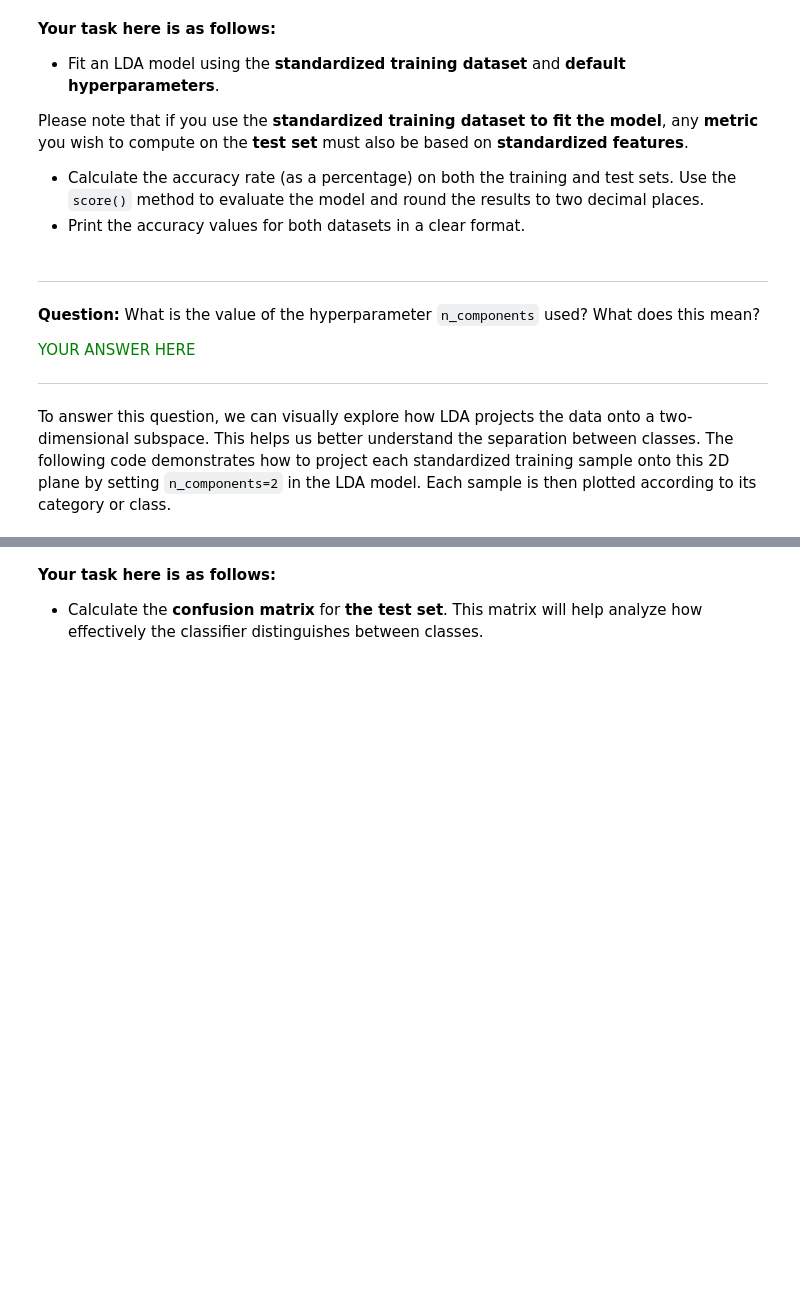
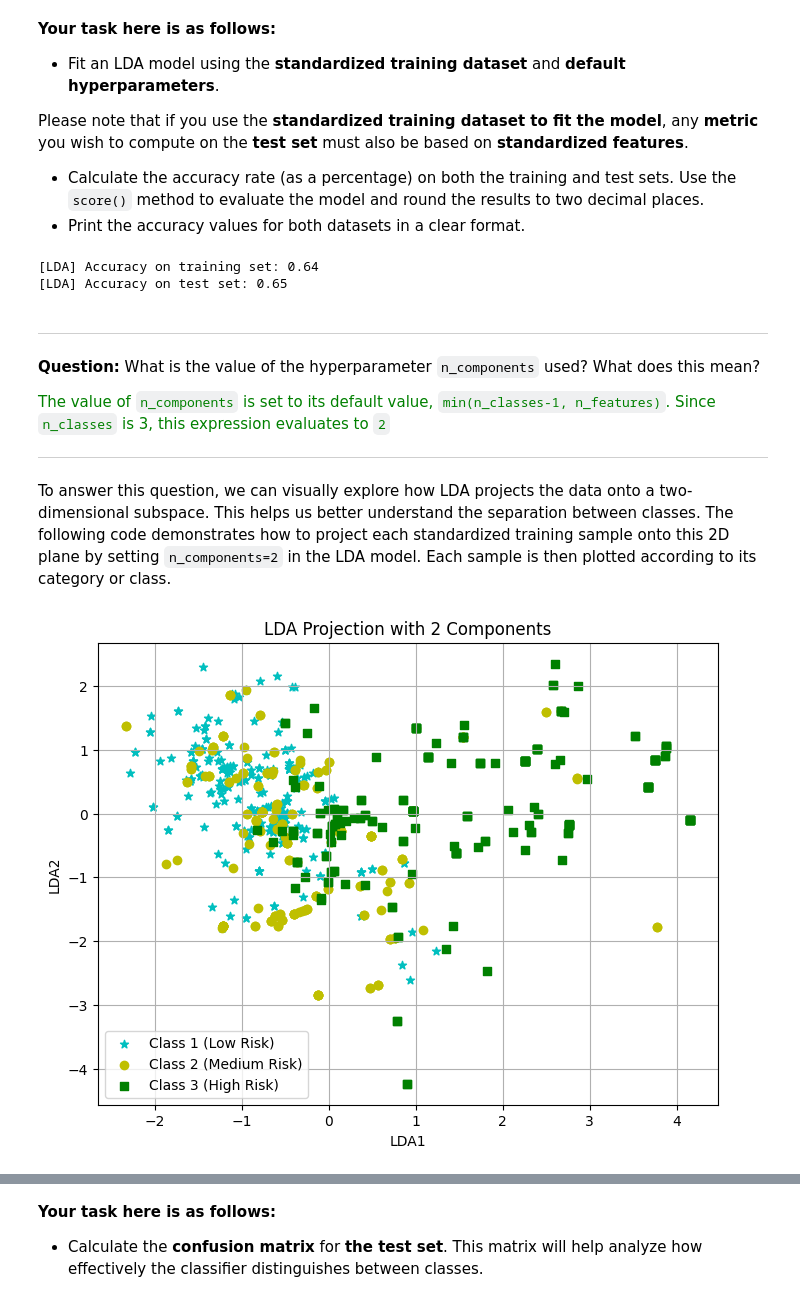
Before and after one commit to alonso-herreros/uni-mtde-lab2, a Jupyter notebook: Lab_classification.ipynb, the cells around one changed output, grey strips where cells are left out. Cells and saved outputs as stored; diff of their text form; code cells hidden in the pictures; blank space fills up the shorter version.

```diff
--- a/Lab_classification.ipynb
+++ b/Lab_classification.ipynb
@@ -227,3 +265,8 @@ $\underline{\text{Note}}$: To ensure you are working with the same dataset split
+# %%
+# NOTE: STUDENT CODE HERE
+from sklearn.model_selection import train_test_split
+
+X_train, X_test, y_train, y_test = train_test_split(X, y, train_size=0.7, random_state=42)
 # %% [markdown]
 **How many samples are there in the training and test subsets, respectively?**
 # %%
@@ -269 +313,8 @@ $\underline{\text{Note}}$: When standardizing, it is crucial to fit the scaler *
+# %%
+# NOTE: STUDENT CODE HERE
+from sklearn.preprocessing import StandardScaler
+
+scaler = StandardScaler().fit(X_train)
+X_train_s = scaler.transform(X_train)
+X_test_s = scaler.transform(X_test)
 # %%
@@ -450,33 +507,47 @@ In `scikit-learn`, the [LinearDiscriminantAnalysis](https://scikit-learn.org/sta
+# %%
+# NOTE: STUDENT CODE HERE
+from sklearn.discriminant_analysis import LinearDiscriminantAnalysis
+
+lda = LinearDiscriminantAnalysis().fit(X_train_s, y_train)
+lda_acc_train = lda.score(X_train_s, y_train)
+lda_acc_test = lda.score(X_test_s, y_test)
+
+print(f'[LDA] Accuracy on training set: {lda_acc_train:.2f}')
+print(f'[LDA] Accuracy on test set: {lda_acc_test:.2f}')
+# %% [output]
+[LDA] Accuracy on training set: 0.64
+[LDA] Accuracy on test set: 0.65
 # %% [markdown]
+
 ---
 **Question:** What is the value of the hyperparameter `n_components` used? What does this mean?
 
-
-
-<font color = 'green'> YOUR ANSWER HERE
+<font color = 'green'> The value of <code>n_components</code> is set to its default value, <code>min(n_classes-1, n_features)</code>. Since <code>n_classes</code> is 3, this expression evaluates to <code>2</code></font>
 
 ---
 # %% [markdown]
 To answer this question, we can visually explore how LDA projects the data onto a two-dimensional subspace. This helps us better understand the separation between classes. The following code demonstrates how to project each standardized training sample onto this 2D plane by setting `n_components=2` in the LDA model. Each sample is then plotted according to its category or class.
 # %%
-X_lda = clf_LDA.fit_transform(X_train_s, y_train)
+X_lda = lda.fit_transform(X_train_s, y_train)
 
 # Separate the samples of each class.
 X_lda_clase_1 = X_lda[y_train == 1]
 X_lda_clase_2 = X_lda[y_train == 2]
 X_lda_clase_3 = X_lda[y_train == 3]
 
 # Plot the classes in the 2D LDA space.
 plt.figure(figsize=(8, 6))
 plt.scatter(X_lda_clase_1[:, 0], X_lda_clase_1[:, 1], color='c', marker='*', label='Class 1 (Low Risk)')
 plt.scatter(X_lda_clase_2[:, 0], X_lda_clase_2[:, 1], color='y', marker='o', label='Class 2 (Medium Risk)')
 plt.scatter(X_lda_clase_3[:, 0], X_lda_clase_3[:, 1], color='g', marker='s', label='Class 3 (High Risk)')
 
 # Labels and legend.
 plt.xlabel('LDA1')
 plt.ylabel('LDA2')
 plt.title('LDA Projection with 2 Components')
 plt.legend()
 plt.grid(True)
 plt.show()
+# %% [output]
+[figure, added]
 # %% [markdown]
```
Also changed, not shown: parts of 88 cells of this notebook.
